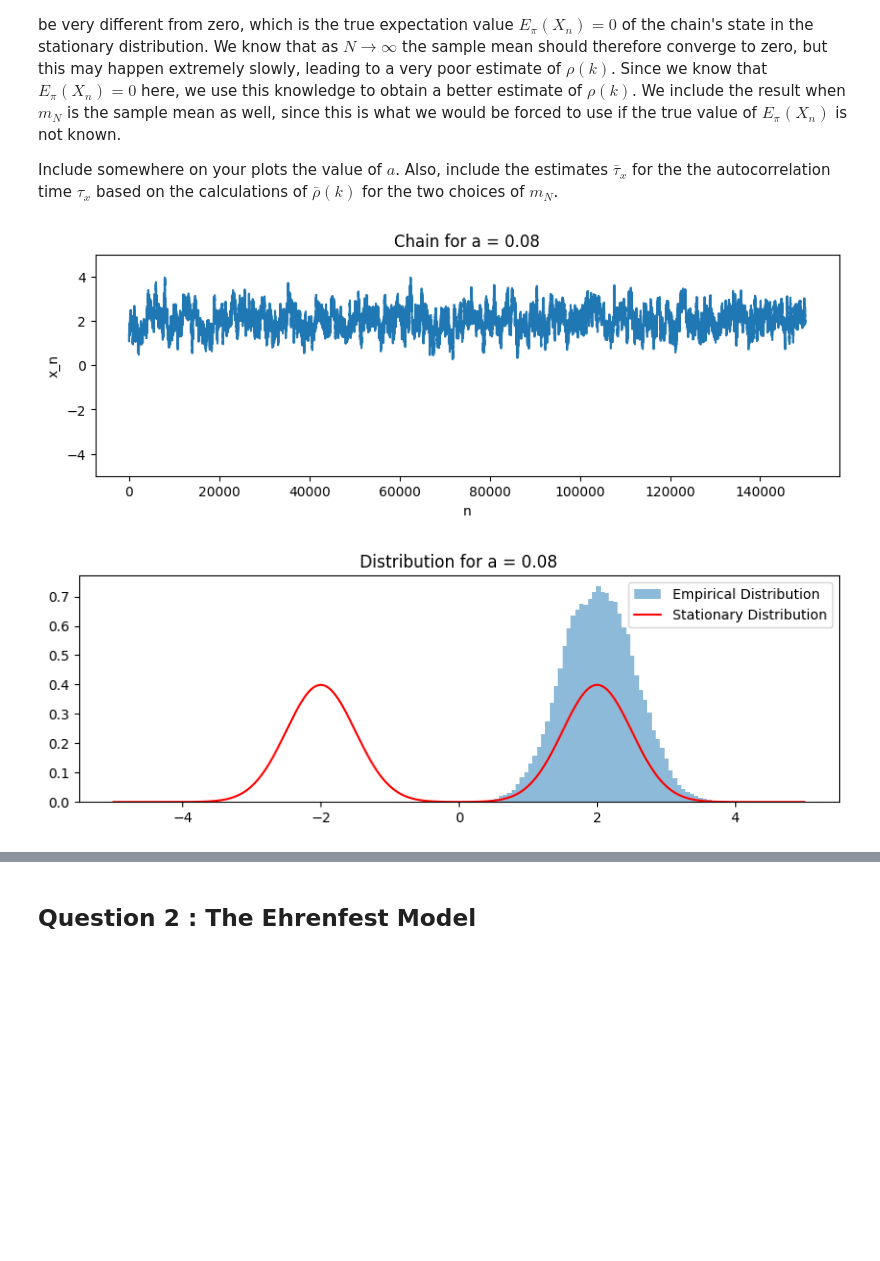
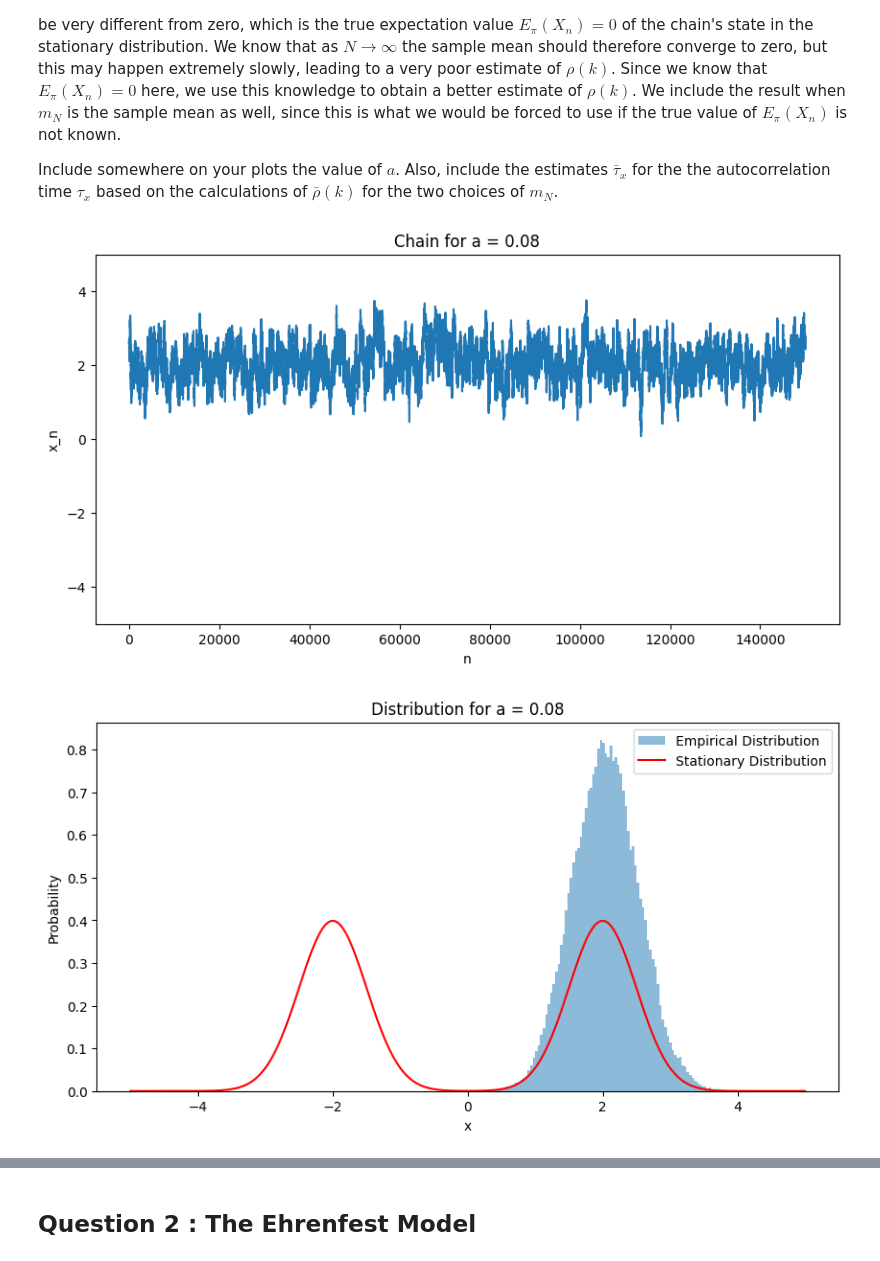
Before and after one commit to Ryan-TheInvoker/Computational-Physics, a Jupyter notebook: P344_Assignment4.ipynb, the cells around one changed output, grey strips where cells are left out. Cells and saved outputs as stored; diff of their text form; code cells hidden in the pictures; blank space fills up the shorter version.

Commit message:
Markov Chains tranversing state space makes the world go round

```diff
--- a/P344_Assignment4.ipynb
+++ b/P344_Assignment4.ipynb
@@ -95,7 +95,7 @@ def GeneratePlots(N, a, K):
     chain = GenerateChain(N, a)
 
     # Plot 1: x_n vs n
-    plt.figure(figsize=(10, 3))
+    plt.figure(figsize=(10, 5))
     plt.plot(chain)
     plt.ylim(-5, 5)
     plt.title(f"Chain for a = {a}")
@@ -104,42 +104,56 @@ def GeneratePlots(N, a, K):
     plt.show()
 
     # Plot 2: Histogram of chain's states
-    plt.figure(figsize=(10, 3))
+    plt.figure(figsize=(10, 5))
     x = np.linspace(-5, 5, 1000)
-    plt.hist(chain, bins=60, density=True, alpha=0.5, label="Empirical Distribution")
+    plt.hist(chain, bins=100, density=True, alpha=0.5, label="Empirical Distribution")
     plt.plot(x, pi(x), label="Stationary Distribution", color="red")
+    plt.xlabel("x")
+    plt.ylabel("Probability")
     plt.legend()
     plt.title(f"Distribution for a = {a}")
     plt.show()
 
     # Compute the autocorrelation using the provided function
     k_values = np.arange(K)#creates an array 0,...,K
     acf_values = AutoCorrelationFunction(chain, k_values)
 
-    tau_x_estimate = np.where(acf_values <= np.exp(-1))[0][0]
+    tau_x_est = None
+    for k in range(len(acf_values)):
+        if acf_values[k] <= np.exp(-1):
+                tau_x_est = k
+                break
+
     # Plot 3: Autocorrelation
-    plt.figure(figsize=(10, 3))
+    plt.figure(figsize=(10, 5))
     plt.plot(k_values, acf_values, label="Using Sample Mean")
 
     acf_zero_mean_values = AutoCorrelationFunction(chain, k_values, mean=0)
+
+    tau_x_est_zero = None
+    for k in range(len(acf_values)):
+        if acf_zero_mean_values[k] <= np.exp(-1):
+                tau_x_est_zero = k
+                break
+
     plt.plot(k_values, acf_zero_mean_values, label="Using Zero Mean", linestyle="--")
     plt.xlabel("k")
     plt.ylabel("Autocorrelation")
     plt.legend()
-    plt.title(f"Autocorrelation for a = {a}; τx Estimate: {tau_x_estimate}")
+    plt.title(f"Autocorrelation for a = {a}; τx Estimate: {tau_x_est} ; tx_zero Estimate: {tau_x_est_zero}")
 
 
     plt.show()
 
-# Values for N, a_values, and K
+
 N = 150000
 a_values = [0.08, 0.9, 5, 200]
-K = 100  # An example value, can be adjusted
+K = 1000
 
-# An example value, can be adjusted
+
 
 for a in a_values:
     GeneratePlots(N, a, K)
 # %% [output]
-[figure, old version]
+[figure, new version]
-[figure, old version]
+[figure, new version]
```
Also changed, not shown: parts of 4 cells of this notebook.
